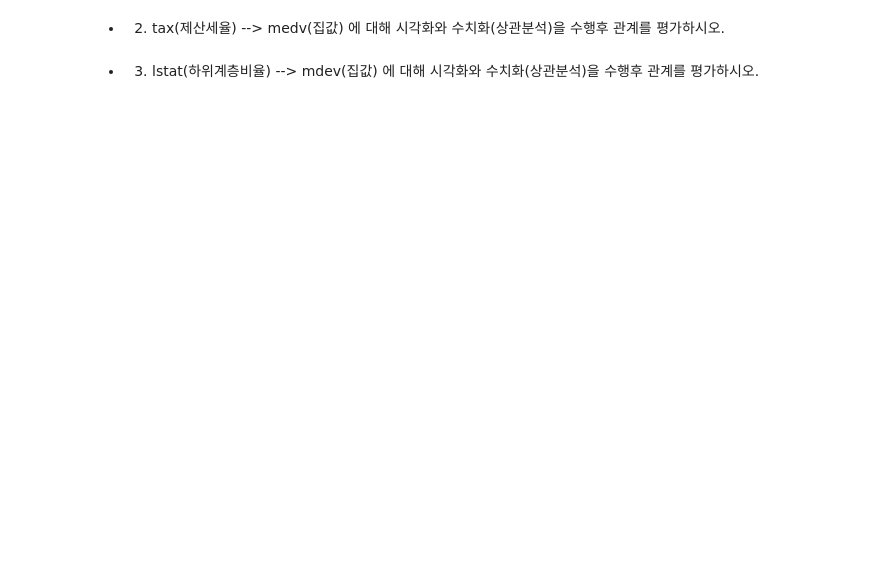
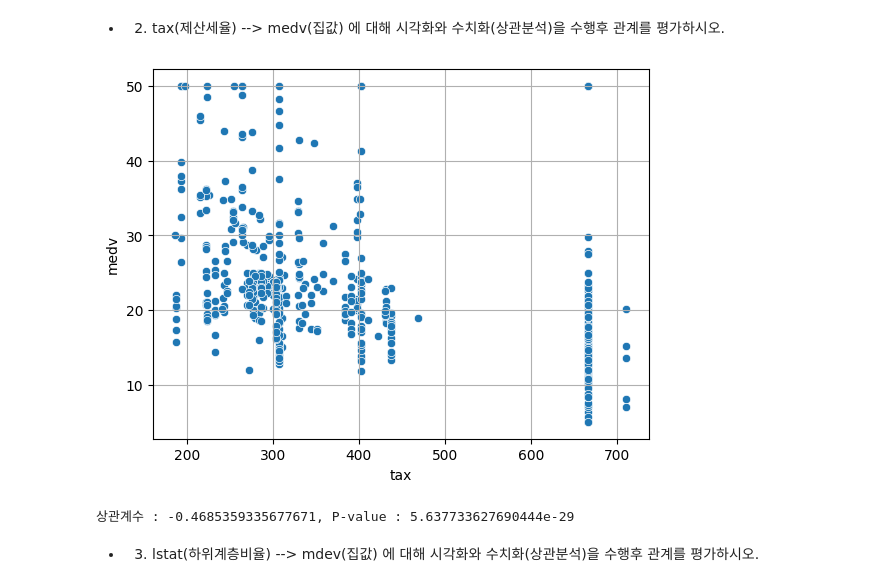
Before and after one commit to chrisseo2002/Data_Analysis, a Jupyter notebook: 05_이변량_숫자 vs 숫자.ipynb, the cells around one changed output. Cells and saved outputs as stored; diff of their text form; code cells hidden in the pictures; blank space fills up the shorter version.

```diff
--- a/05_이변량_숫자 vs 숫자.ipynb
+++ b/05_이변량_숫자 vs 숫자.ipynb
@@ -207,2 +294,7 @@ def eda_2_nn(data, feature, target) :
 # %% [markdown]
 * 2) tax(제산세율) --> medv(집값) 에 대해 시각화와 수치화(상관분석)을 수행후 관계를 평가하시오.
+# %%
+eda_2_nn(boston, 'tax', 'medv')
+# %% [output]
+[figure, added]
+상관계수 : -0.4685359335677671, P-value : 5.637733627690444e-29
```
Also changed, not shown: parts of 28 cells of this notebook, 6 other files.
